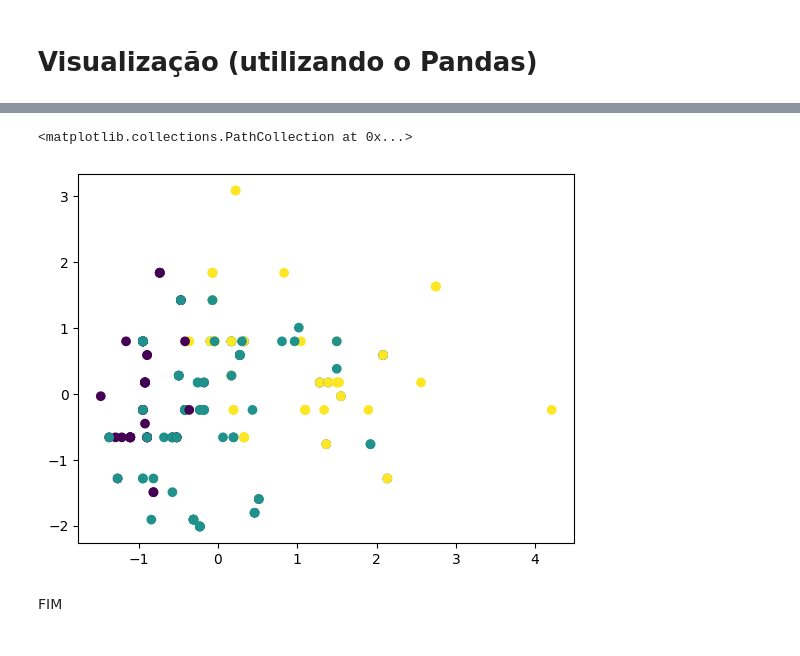
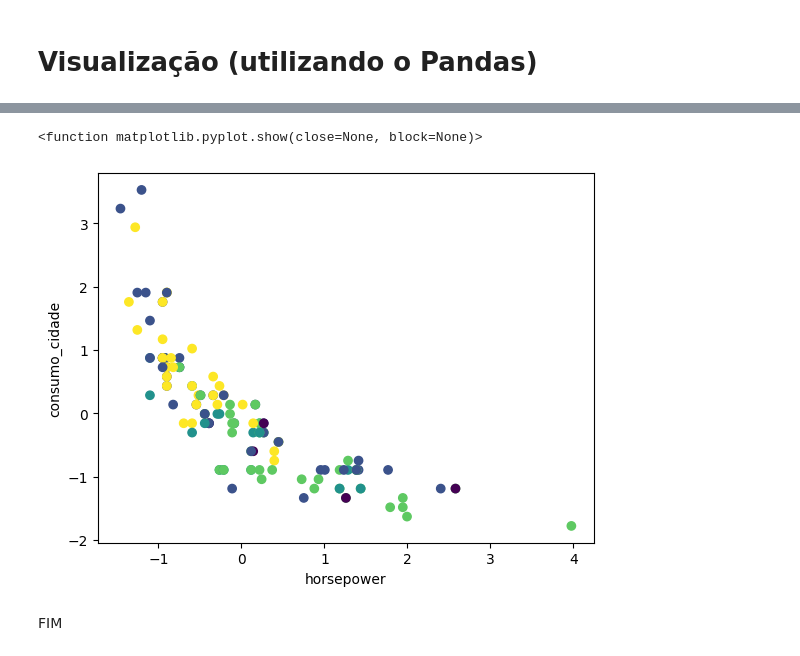
Before and after one commit to Junioraltn/ML_Veiculos, a Jupyter notebook: ML Veiculos.ipynb, the cells around one changed output, grey strips where cells are left out. Cells and saved outputs as stored; diff of their text form; code cells hidden in the pictures.

```diff
--- a/ML Veiculos.ipynb
+++ b/ML Veiculos.ipynb
@@ -391,0 +467,9 @@ predPd.head(20)
+# %%
+# Analisar se está sendo gerado clusters com baixa coesão
+# Analisar a distribioção
+distribuicaoClusters = predPd.value_counts(0).reset_index()
+# Renomear as colunas do DataFrame
+distribuicaoClusters.columns = ["Cluster", "Quantidade"]
+# Ordenar o DataFrame pela quantidade de forma decrescente
+distribuicaoClusters = distribuicaoClusters.sort_values(by="Quantidade", ascending=False).reset_index(drop=True)
+print( distribuicaoClusters)
@@ -396,0 +490,7 @@ import matplotlib.pylab as plt
+# %%
+# Número de clusters
+n_clusters = distribuicaoClusters.shape[0]
+# Gerar colormap
+cmap = cm.get_cmap("viridis", n_clusters)
+# Mapear os clusters para cores
+clusterCores = [cmap(i) for i in range(n_clusters)]
@@ -396,0 +519,16 @@ import matplotlib.pylab as plt
+# %%
+# Mapear os clusters para cores
+cores_dispersao = predPd_Limpo["cluster"].map(lambda x: clusterCores[x])
+# %%
+# Extrair nomes das colunas | Para desenhar o gráfico com rótulos mais claros
+# Criar uma lista com os nomes das colunas
+predPd_Limpo.columns = ["cluster", "horsepower", "rpm", "consumo_cidade"]
+#Resultado das cluscters criadas
+plt.figure(figsize=(10,6))
+plt.scatter(predPd_Limpo["horsepower"],predPd_Limpo["consumo_cidade"],c=cores_dispersao)
+plt.title("Clusters de Carros")
+plt.xlabel("horsepower")
+plt.ylabel("consumo_cidade")
+plt.colorbar(label="Cluster")
+plt.grid(True)
+plt.show
@@ -397,7 +538,10 @@ import matplotlib.pylab as plt
 # %%
 #Resultado das cluscters criadas
 plt.cla()
-plt.scatter(predPd[3],predPd[4],c=predPd[0])
+plt.scatter(predPd_Limpo["horsepower"],predPd_Limpo["consumo_cidade"],c=cores_dispersao)
+plt.xlabel("horsepower")
+plt.ylabel("consumo_cidade")
+plt.show
 # %% [output]
-<matplotlib.collections.PathCollection at 0x...>
+<function matplotlib.pyplot.show(close=None, block=None)>
-[figure, old version]
+[figure, new version]
```
Also changed, not shown: parts of 80 cells of this notebook.
